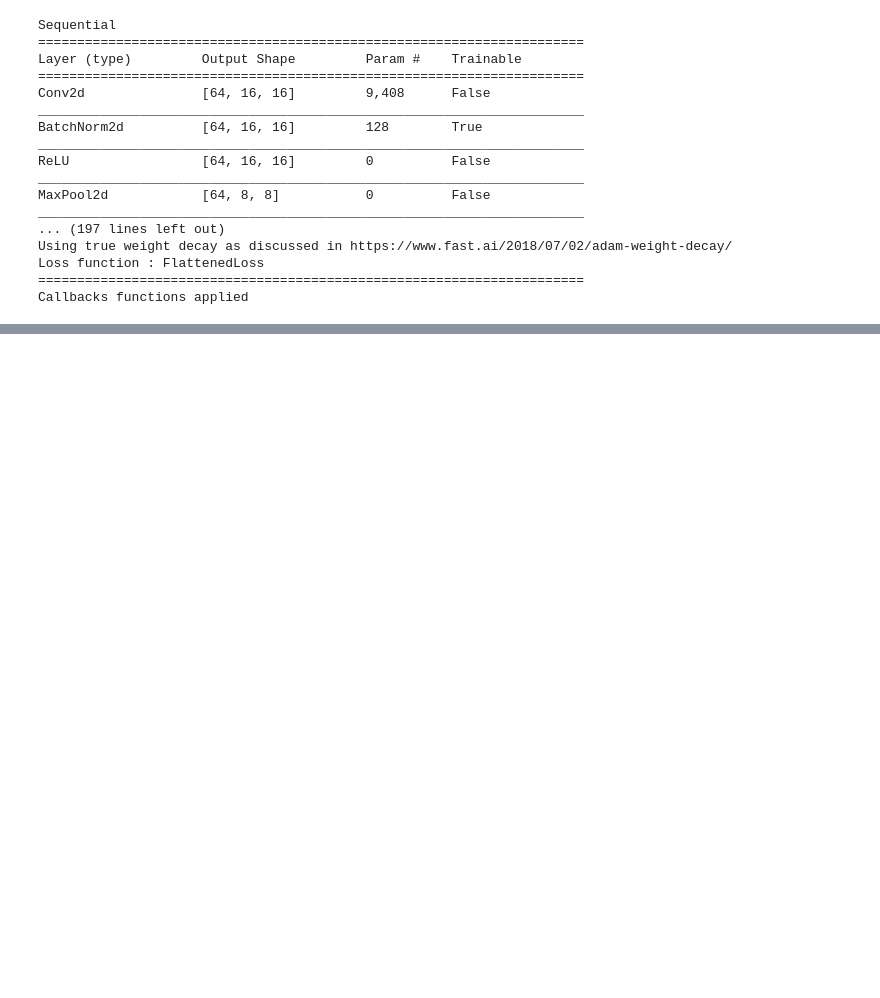
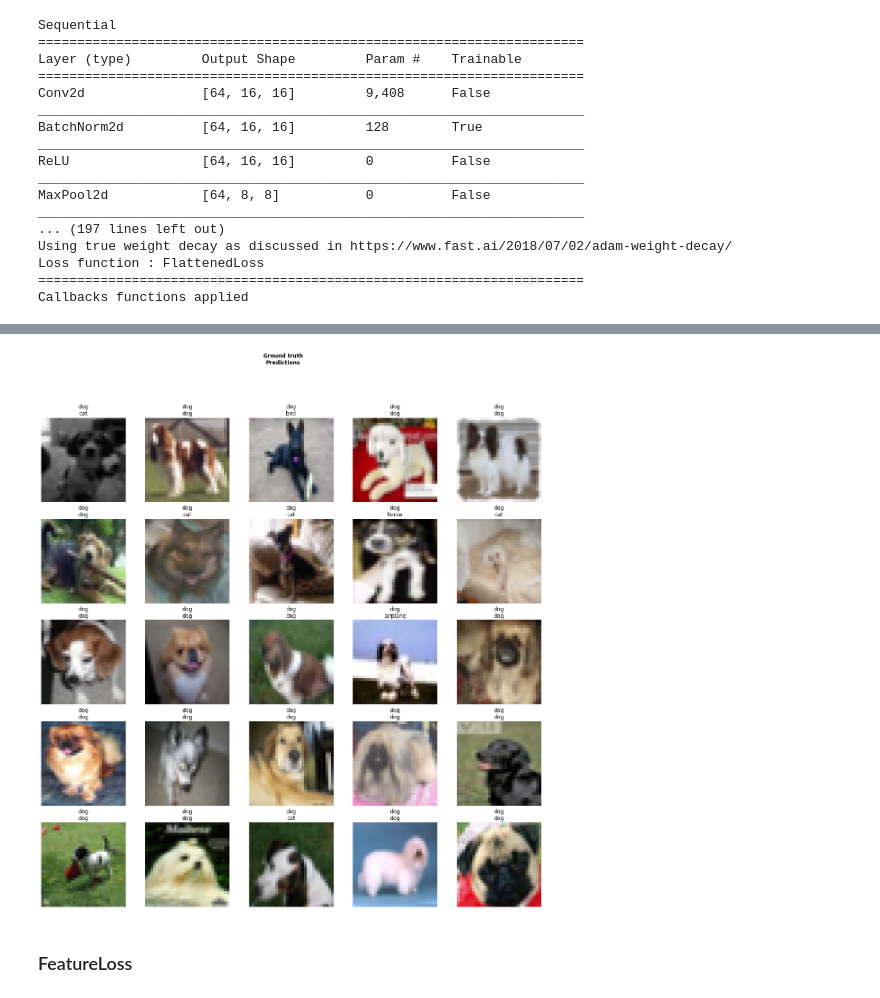
Before and after one commit to henriwoodcock/Applying-Modern-Best-Practices-to-Autoencoders, a Jupyter notebook: notebooks/cifar-10/AutoencodedClassificationAccuracy.ipynb, the cells around one changed output, grey strips where cells are left out. Drawn from its saved outputs; the diff is of its cells as text; code cells hidden in the pictures; blank space fills up the shorter version.

Commit message:
classifier accuracy

```diff
--- a/notebooks/cifar-10/AutoencodedClassificationAccuracy.ipynb
+++ b/notebooks/cifar-10/AutoencodedClassificationAccuracy.ipynb
@@ -138,0 +134,18 @@ interp.plot_confusion_matrix(figsize=(12,12), dpi=60)
+# %%
+class baseline(nn.Module):
+    def __init__(self):
+        super(baseline, self).__init__()
+
+        self.autoencoder = torch.load("baseline-Cifar10.pt")
+        self.classifier = torch.load("baselineClassification.pt")
+        self.mean = torch.tensor(imagenet_stats[0]).cuda()
+        self.std = torch.tensor(imagenet_stats[1]).cuda()
+
+    def forward(self, x):
+        x = torch.clamp(self.autoencoder(x), min=0, max=1)
+        x = (x - self.mean[...,None,None])/self.std[...,None,None]
+        x = self.classifier(x)
+        return x
+# %%
+baseline_evaluation = baseline()
+learn = Learner(data, baseline_evaluation, metrics = [error_rate, accuracy])
@@ -138,0 +157,6 @@ interp.plot_confusion_matrix(figsize=(12,12), dpi=60)
+# %%
+learn.show_results()
+# %% [output]
+[figure, added]
+# %% [markdown]
+### FeatureLoss
```
Also changed, not shown: parts of 32 cells of this notebook.
